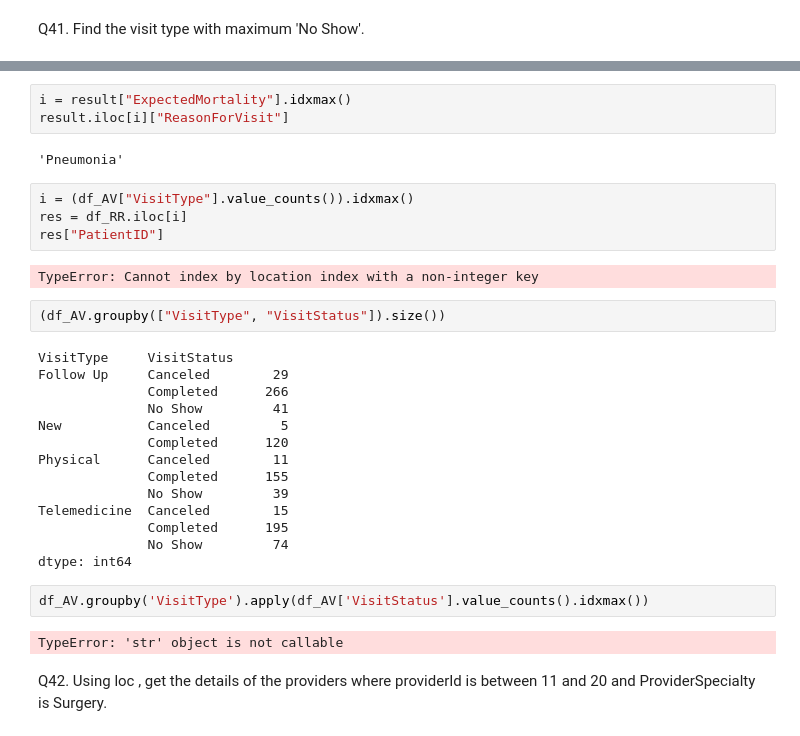
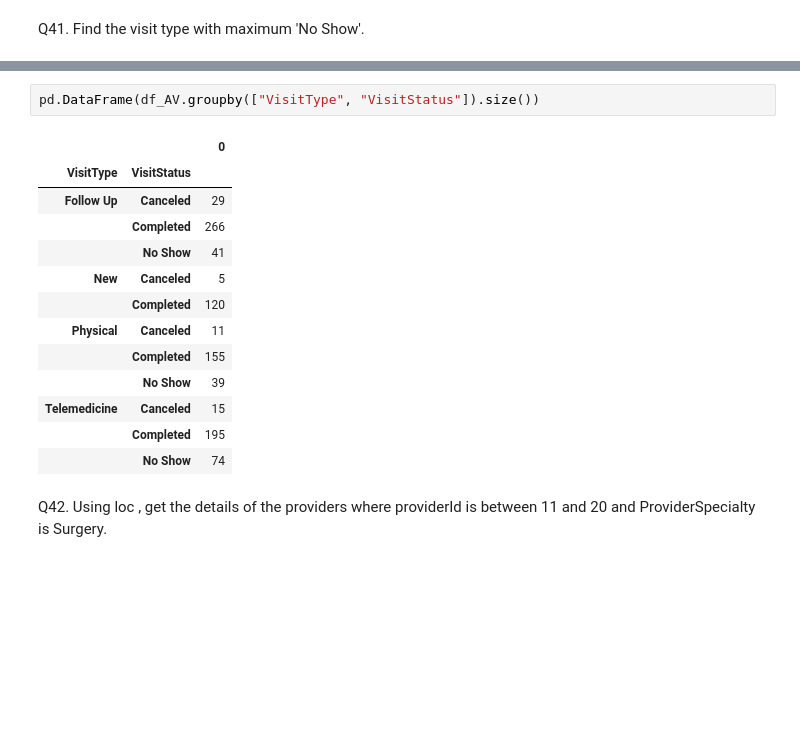
Before and after one commit to ArchanaDevaraju/python-warriors, a Jupyter notebook: Archana_Pythoncode.ipynb, the cells around one changed output, grey strips where cells are left out. Cells and saved outputs as stored; diff of their text form; blank space fills up the shorter version.

```diff
--- a/Archana_Pythoncode.ipynb
+++ b/Archana_Pythoncode.ipynb
@@ -234,34 +218,19 @@ Name: VisitStatus, Length: 950, dtype: object
-# %%
-i = result["ExpectedMortality"].idxmax()
-result.iloc[i]["ReasonForVisit"]
-# %% [output]
-'Pneumonia'
-# %%
-i = (df_AV["VisitType"].value_counts()).idxmax()
-res = df_RR.iloc[i]
-res["PatientID"]
-# %% [output]
-TypeError: Cannot index by location index with a non-integer key
 # %%
-(df_AV.groupby(["VisitType", "VisitStatus"]).size())
+pd.DataFrame(df_AV.groupby(["VisitType", "VisitStatus"]).size())
 # %% [output]
-VisitType     VisitStatus
-Follow Up     Canceled        29
-              Completed      266
-              No Show         41
-New           Canceled         5
-              Completed      120
-Physical      Canceled        11
-              Completed      155
-              No Show         39
-Telemedicine  Canceled        15
-              Completed      195
-              No Show         74
-dtype: int64
+|  |  | 0 |
+| VisitType | VisitStatus |  |
+| Follow Up | Canceled | 29 |
+|  | Completed | 266 |
+|  | No Show | 41 |
+| New | Canceled | 5 |
+|  | Completed | 120 |
+| Physical | Canceled | 11 |
+|  | Completed | 155 |
+|  | No Show | 39 |
+| Telemedicine | Canceled | 15 |
+|  | Completed | 195 |
+|  | No Show | 74 |
-# %%
-df_AV.groupby('VisitType').apply(df_AV['VisitStatus'].value_counts().idxmax())
-# %% [output]
-TypeError: 'str' object is not callable
 # %% [markdown]
 Q42. Using loc , get the details of the providers where providerId is between 11 and 20 and ProviderSpecialty is Surgery.
 # %%
```
Also changed, not shown: parts of 1 cell of this notebook.
